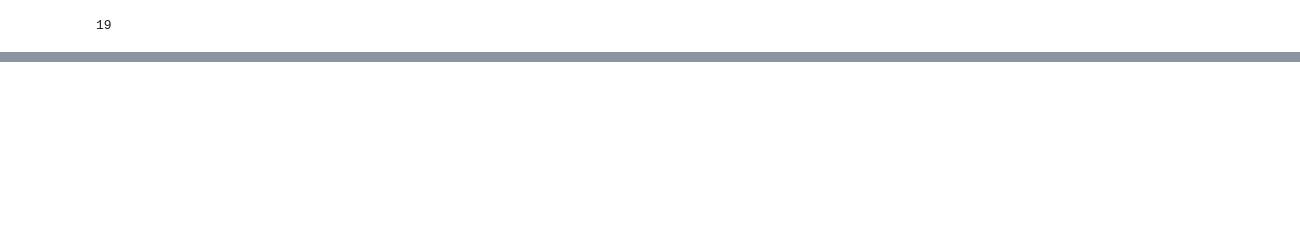
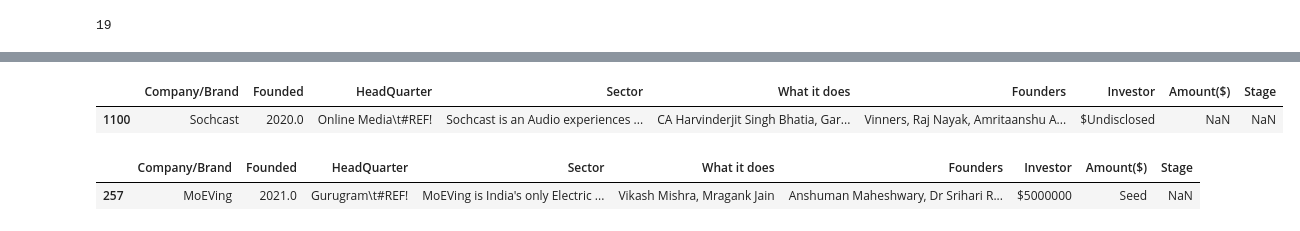
Before and after one commit to codedzifa/Pretoria-Indian-Startup-Ecosystem, a Jupyter notebook: notebooks/Indian Startup Exploration.ipynb, the cells around one changed output, grey strips where cells are left out. Saved outputs shown, nothing was run; the diff lists cells and outputs as text; code cells hidden in the pictures; blank space fills up the shorter version.

```diff
--- a/notebooks/Indian Startup Exploration.ipynb
+++ b/notebooks/Indian Startup Exploration.ipynb
@@ -1329,0 +1498,6 @@ ind_start_21.duplicated().sum()
+# %%
+# getting the record of the Online Media\t#REF!
+ind_start_21[ind_start_21["HeadQuarter"]=="Online Media\t#REF!"]
+# %% [output]
+|  | Company/Brand | Founded | HeadQuarter | Sector | What it does | Founders | Investor | Amount($) | Stage |
+| 1100 | Sochcast | 2020.0 | Online Media\t#REF! | Sochcast is an Audio experiences ... | CA Harvinderjit Singh Bhatia, Gar... | Vinners, Raj Nayak, Amritaanshu A... | $Undisclosed | NaN | NaN |
@@ -1329,0 +1507,6 @@ ind_start_21.duplicated().sum()
+# %%
+# getting the record of the Gurugram\t#REF!!
+ind_start_21[ind_start_21["HeadQuarter"]=="Gurugram\t#REF!"]
+# %% [output]
+|  | Company/Brand | Founded | HeadQuarter | Sector | What it does | Founders | Investor | Amount($) | Stage |
+| 257 | MoEVing | 2021.0 | Gurugram\t#REF! | MoEVing is India's only Electric ... | Vikash Mishra, Mragank Jain | Anshuman Maheshwary, Dr Srihari R... | $5000000 | Seed | NaN |
```
Also changed, not shown: parts of 24 cells of this notebook.
